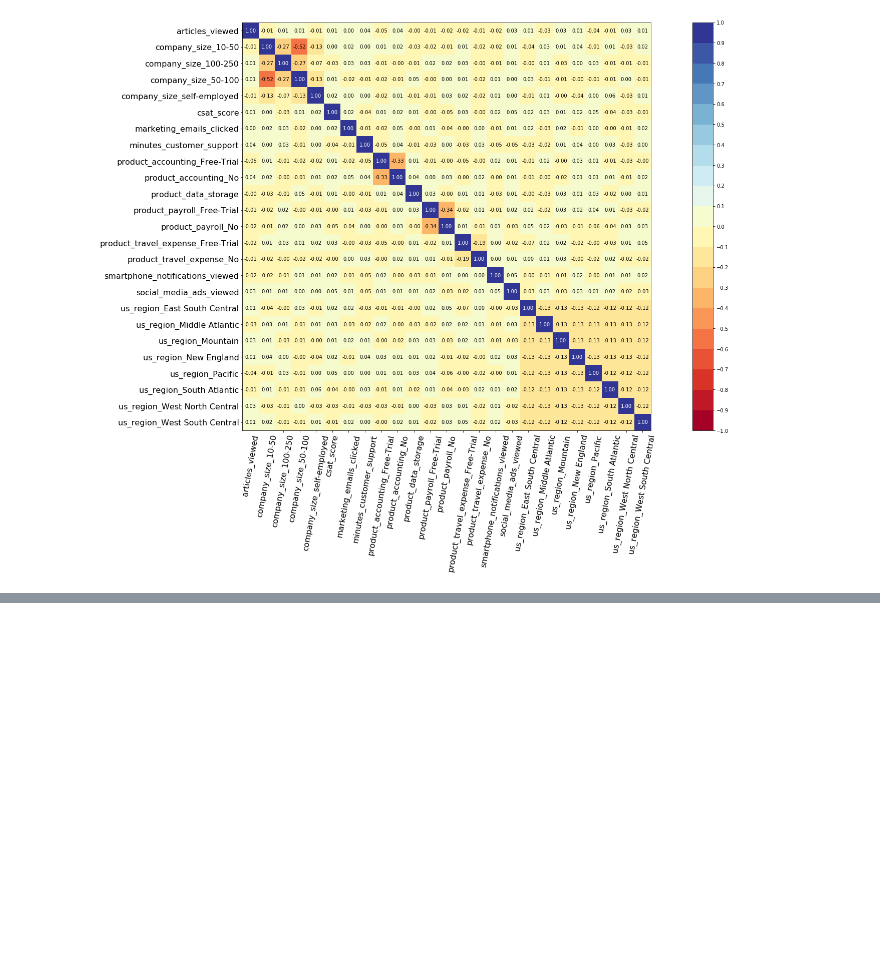
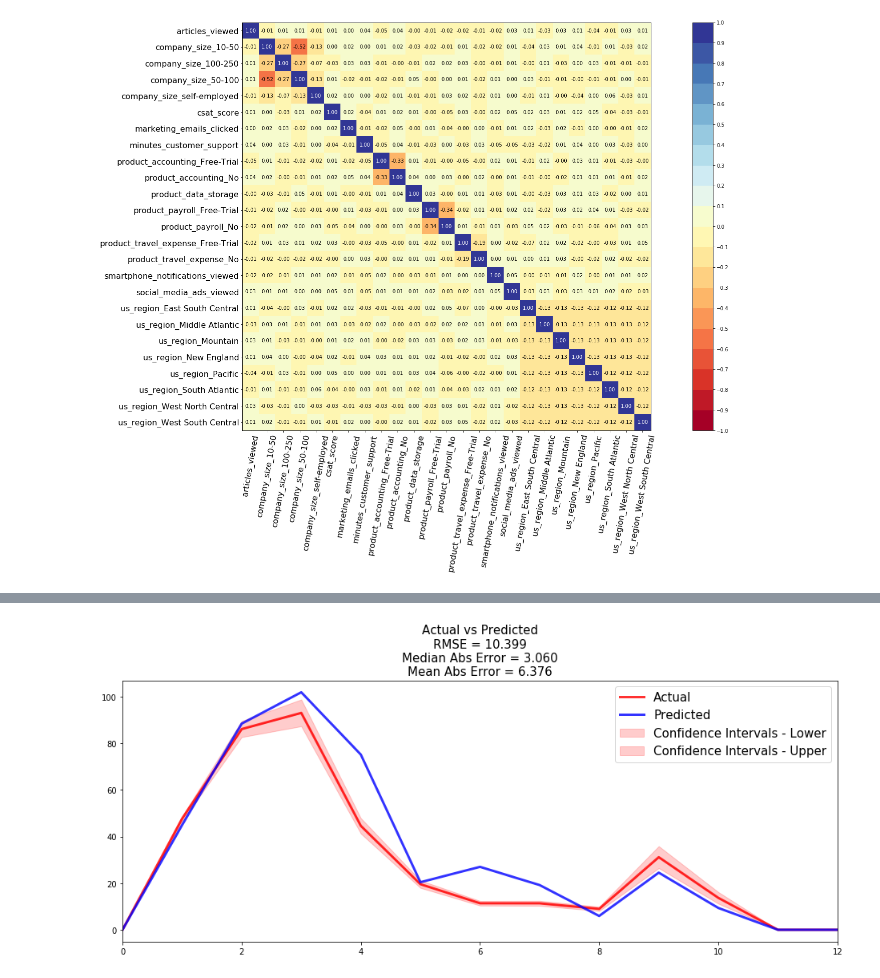
Before and after one commit to 3lv27/60DaysOfMLCode, a Jupyter notebook: notebooks/Datathon/pySurvExample.ipynb, the cells around one changed output, grey strips where cells are left out. Drawn from its saved outputs; the diff is of its cells as text; code cells hidden in the pictures; blank space fills up the shorter version.

```diff
--- a/notebooks/Datathon/pySurvExample.ipynb
+++ b/notebooks/Datathon/pySurvExample.ipynb
@@ -65,0 +95,7 @@ pandas.core.series.Series
+# %%
+from pysurvival.utils.display import compare_to_actual
+results = compare_to_actual(csf, X_test, T_test, E_test,
+                            is_at_risk = False,  figure_size=(16, 6),
+                            metrics = ['rmse', 'mean', 'median'])
+# %% [output]
+[figure, added]
```
Also changed, not shown: parts of 6 cells of this notebook, 2 other files.
